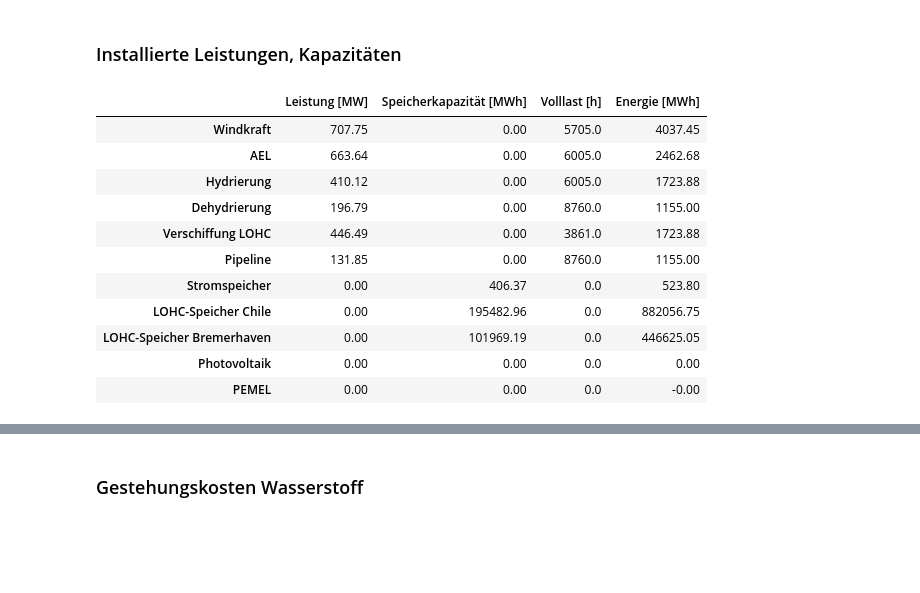
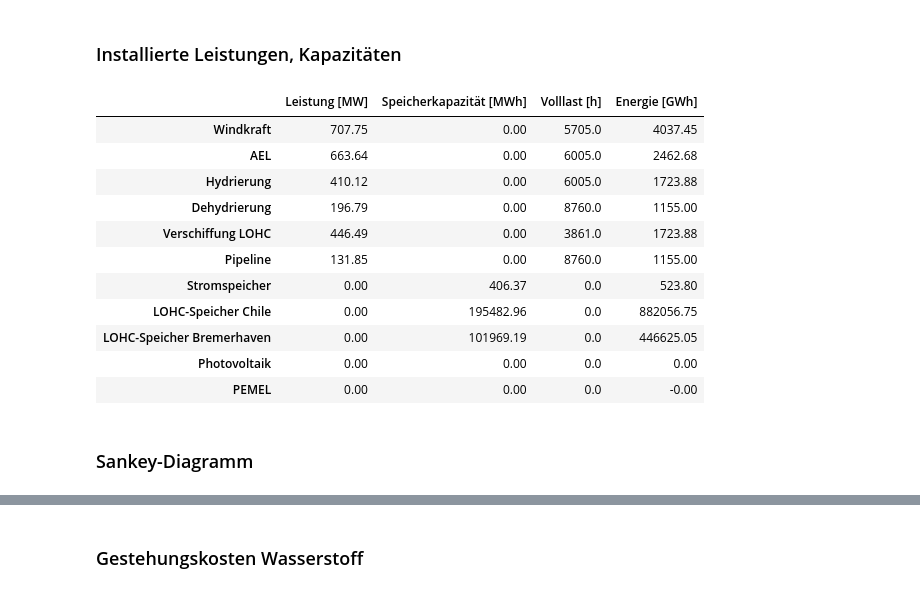
Before and after one commit to cgipser/DWE, a Jupyter notebook: Projektarbeit_CG.ipynb, the cells around one changed output, grey strips where cells are left out. Cells and saved outputs as stored; diff of their text form; code cells hidden in the pictures; blank space fills up the shorter version.

```diff
--- a/Projektarbeit_CG.ipynb
+++ b/Projektarbeit_CG.ipynb
@@ -843,35 +935,35 @@ Die Gestehungskosten für ein Kilogramm Wasserstoff liegen bei 5.15 €
 # Ausgabe einer Ergebnistabelle der optimierten Leistungen in MW und optimierten Kapazitäten in MWh
 
 df_results_1 = pd.DataFrame(network3.generators['p_nom_opt'])
 df_results_2 = pd.DataFrame(network3.links['p_nom_opt'])
 df_results_3 = pd.DataFrame(network3.stores['e_nom_opt'])
 
 frames = [df_results_1, df_results_2, df_results_3]
 
 results_x = (pd.concat(frames).round(2).fillna(0).rename(columns = {'p_nom_opt':'Leistung [MW]','e_nom_opt':'Speicherkapazität [MWh]'}))
 results = results_x.loc[(results_x.sum(axis=1) != 0), (results_x.sum(axis=0) != 0)]
 results
 
 # Berechnung der jährlichen Volllaststunden
 
 df_flh_1 = pd.DataFrame((network3.generators_t.p.sum())/network3.generators.p_nom_opt)
 df_flh_2 = pd.DataFrame((network3.links_t.p0.sum())/network3.links.p_nom_opt)
 
 df_flh_x = df_flh_1.append(df_flh_2).round(0).fillna(0)
 df_flh = df_flh_x.loc[(df_flh_x.sum(axis=1) != 0), (df_flh_x.sum(axis=0) != 0)]
 df_flh = df_flh.rename(columns = {0:'Volllast [h]'}).fillna(0)
 #Berechnung der Energie
 df_results_1 = pd.DataFrame(network3.generators_t.p.sum())/1000
 df_results_2 = pd.DataFrame(-network3.links_t.p1.sum())/1000
 df_results_3 = pd.DataFrame(network3.stores_t.e.sum())/1000
 frames = [df_results_1, df_results_2, df_results_3]
-results_x = (pd.concat(frames).round(2).fillna(0).rename(columns = {0:'Energie [MWh]'}))
+results_x = (pd.concat(frames).round(2).fillna(0).rename(columns = {0:'Energie [GWh]'}))
 #df_flh
 
 results_sum_energy_3 = pd.concat([results,df_flh,results_x],axis=1).fillna(0)
 results_sum_energy_3
 # %% [output]
-|  | Leistung [MW] | Speicherkapazität [MWh] | Volllast [h] | Energie [MWh] |
+|  | Leistung [MW] | Speicherkapazität [MWh] | Volllast [h] | Energie [GWh] |
 | Windkraft | 707.75 | 0.00 | 5705.0 | 4037.45 |
 | AEL | 663.64 | 0.00 | 6005.0 | 2462.68 |
 | Hydrierung | 410.12 | 0.00 | 6005.0 | 1723.88 |
@@ -883,3 +975,5 @@ results_sum_energy_3
 | LOHC-Speicher Bremerhaven | 0.00 | 101969.19 | 0.0 | 446625.05 |
 | Photovoltaik | 0.00 | 0.00 | 0.0 | 0.00 |
 | PEMEL | 0.00 | 0.00 | 0.0 | -0.00 |
+# %% [markdown]
+### Sankey-Diagramm
```
Also changed, not shown: parts of 16 cells of this notebook.
